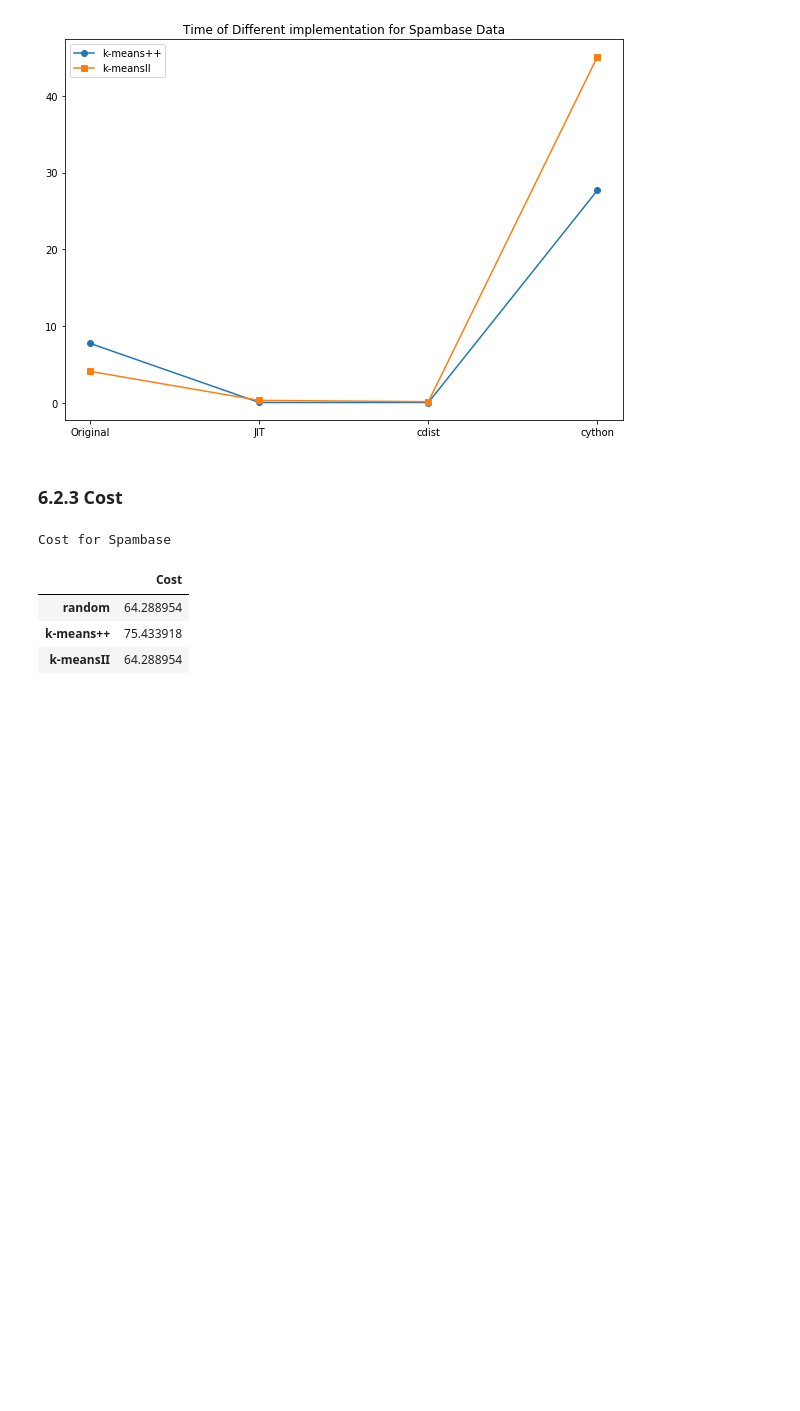
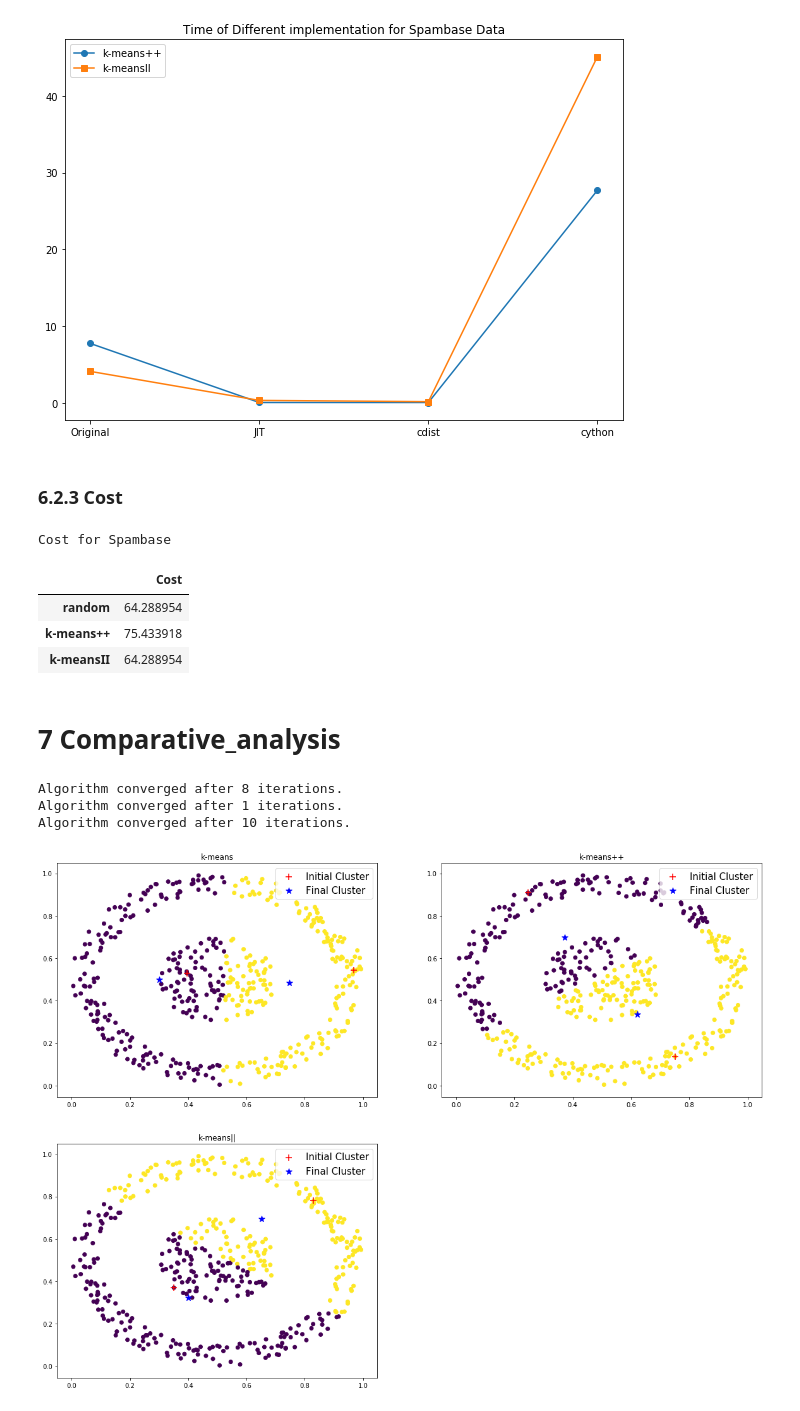
Before and after one commit to yumegaaru/Scalable_Kmeans, a Jupyter notebook: Kmeans.ipynb, the cells around one changed output. Saved outputs shown, nothing was run; the diff lists cells and outputs as text; code cells hidden in the pictures; blank space fills up the shorter version.

```diff
--- a/Kmeans.ipynb
+++ b/Kmeans.ipynb
@@ -1006,3 +1008,7 @@ Cost for Spambase
 | random | 64.288954 |
 | k-means++ | 75.433918 |
 | k-meansII | 64.288954 |
+# %% [markdown]
+# 7 Comparative_analysis
+# %%
+compareData = np.loadtxt('data/data.csv', delimiter = ',')
@@ -1008,0 +1018,15 @@ Cost for Spambase
+# %%
+dict4 = navie_result(compareData, k, l)
+# %% [output]
+Algorithm converged after 8 iterations.
+Algorithm converged after 1 iterations.
+Algorithm converged after 10 iterations.
+# %%
+title = ["k-means", "k-means++", "k-means||"]
+plt.figure(1, figsize=(20, 15))
+for i in np.arange(1, 4):
+    plt.subplot(220 + i)
+    test_cluster(dict4['Initial_centroid'][i], dict4['Final_centroidtroid'][:,:,i], dict4['label'][i],compareData, title[i - 1])
+plt.show()
+# %% [output]
+[figure, added]
```
Also changed, not shown: parts of 5 cells of this notebook, 1 other file.
